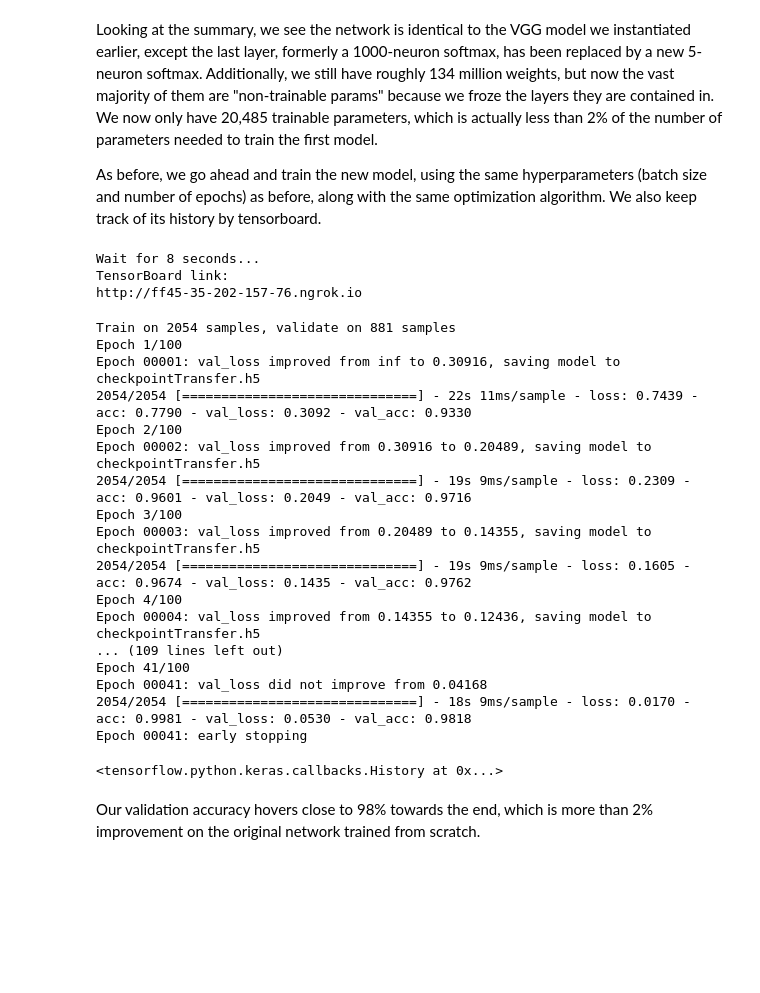
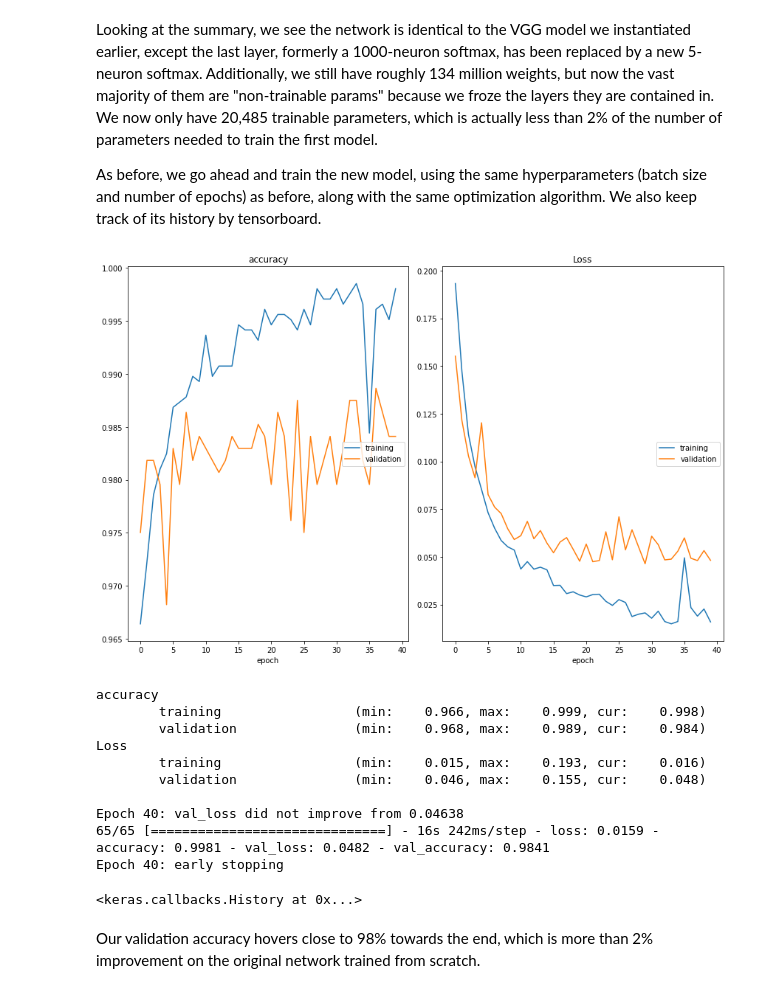
Before and after one commit to salmasamiei/From_Shallow_to_Deep, a Jupyter notebook: 2_Transfer_Learning.ipynb, the cells around one changed output. Saved outputs shown, nothing was run; the diff lists cells and outputs as text; code cells hidden in the pictures; blank space fills up the shorter version.

```diff
--- a/2_Transfer_Learning.ipynb
+++ b/2_Transfer_Learning.ipynb
@@ -322,41 +348,32 @@ _________________________________________________________________
 Looking at the summary, we see the network is identical to the VGG model we instantiated earlier, except the last layer, formerly a 1000-neuron softmax, has been replaced by a new 5-neuron softmax. Additionally, we still have roughly 134 million weights, but now the vast majority of them are "non-trainable params" because we froze the layers they are contained in. We now only have 20,485 trainable parameters, which is actually less than 2% of the number of parameters needed to train the first model.
 
 As before, we go ahead and train the new model, using the same hyperparameters (batch size and number of epochs) as before, along with the same optimization algorithm. We also keep track of its history by tensorboard.
-# %%
-tbcTransfer=TensorBoardColab()
-# %% [output]
-Wait for 8 seconds...
-TensorBoard link:
-http://ff45-35-202-157-76.ngrok.io
 # %%
+plotlossesTransfer = PlotLossesKeras()
+
 checkpoint_filepath_transfer = 'checkpointTransfer.h5'
+
 Model_check_transfer = tf.keras.callbacks.ModelCheckpoint(
     checkpoint_filepath_transfer, monitor='val_loss', verbose=1, save_best_only=True, mode='auto') #Callback to save the Keras model or model weights at some frequency.
 # %%
 model_new.fit(X_train, y_train,
           validation_data=(X_test, y_test),
           epochs=100, batch_size=32,
           verbose=1,
-          callbacks=[TensorBoardColabCallback(tbcTransfer),early_stop, Model_check_transfer])
+          callbacks=[plotlossesTransfer,early_stop, Model_check_transfer])
 # %% [output]
+[figure, added]
-Train on 2054 samples, validate on 881 samples
-Epoch 1/100
-Epoch 00001: val_loss improved from inf to 0.30916, saving model to checkpointTransfer.h5
-2054/2054 [==============================] - 22s 11ms/sample - loss: 0.7439 - acc: 0.7790 - val_loss: 0.3092 - val_acc: 0.9330
-Epoch 2/100
-Epoch 00002: val_loss improved from 0.30916 to 0.20489, saving model to checkpointTransfer.h5
-2054/2054 [==============================] - 19s 9ms/sample - loss: 0.2309 - acc: 0.9601 - val_loss: 0.2049 - val_acc: 0.9716
-Epoch 3/100
-Epoch 00003: val_loss improved from 0.20489 to 0.14355, saving model to checkpointTransfer.h5
-2054/2054 [==============================] - 19s 9ms/sample - loss: 0.1605 - acc: 0.9674 - val_loss: 0.1435 - val_acc: 0.9762
-Epoch 4/100
-Epoch 00004: val_loss improved from 0.14355 to 0.12436, saving model to checkpointTransfer.h5
-... (109 lines left out)
-Epoch 41/100
-Epoch 00041: val_loss did not improve from 0.04168
-2054/2054 [==============================] - 18s 9ms/sample - loss: 0.0170 - acc: 0.9981 - val_loss: 0.0530 - val_acc: 0.9818
-Epoch 00041: early stopping
+accuracy
+        training                 (min:    0.966, max:    0.999, cur:    0.998)
+        validation               (min:    0.968, max:    0.989, cur:    0.984)
+Loss
+        training                 (min:    0.015, max:    0.193, cur:    0.016)
+        validation               (min:    0.046, max:    0.155, cur:    0.048)
+
+Epoch 40: val_loss did not improve from 0.04638
+65/65 [==============================] - 16s 242ms/step - loss: 0.0159 - accuracy: 0.9981 - val_loss: 0.0482 - val_accuracy: 0.9841
+Epoch 40: early stopping
-<tensorflow.python.keras.callbacks.History at 0x...>
+<keras.callbacks.History at 0x...>
 # %% [markdown]
 Our validation accuracy hovers close to 98% towards the end, which is more than 2% improvement on the original network trained from scratch.
 # %% [markdown]
```
Also changed, not shown: parts of 14 cells of this notebook.
